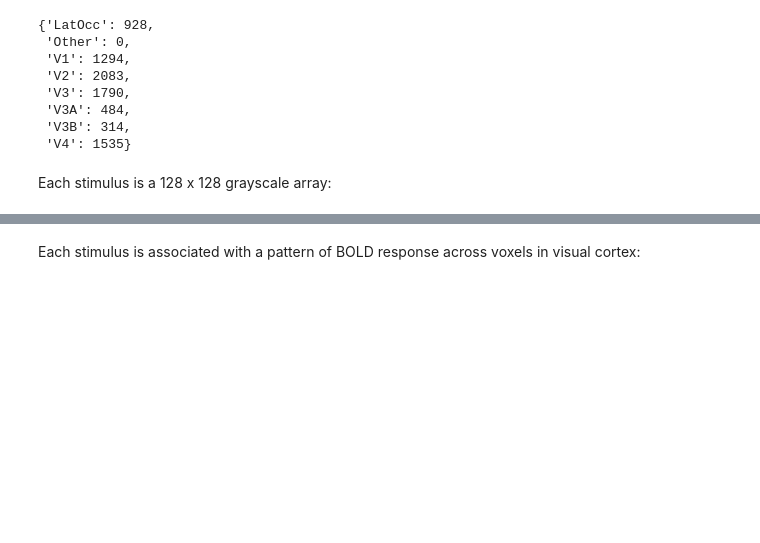
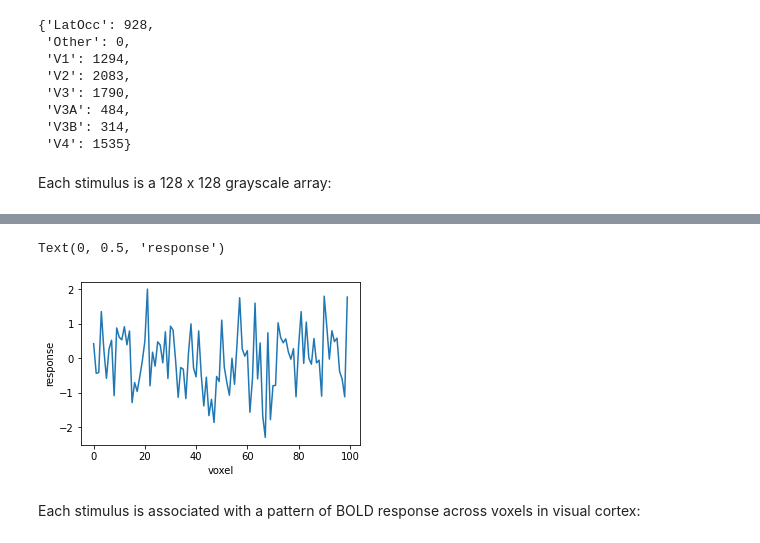
Before and after one commit to lingqiz/STAT-571-DataMining, a Jupyter notebook: Project/load_kay_images.ipynb, the cells around one changed output, grey strips where cells are left out. Saved outputs shown, nothing was run; the diff lists cells and outputs as text; code cells hidden in the pictures; blank space fills up the shorter version.

```diff
--- a/Project/load_kay_images.ipynb
+++ b/Project/load_kay_images.ipynb
@@ -86,3 +101,11 @@ f.tight_layout()
+# %%
+f, ax = plt.subplots(1, 1, figsize=(5, 3), sharex=True, sharey=True)
+ax.plot(dat["responses"][10, 0:100])
+ax.set_xlabel('voxel')
+ax.set_ylabel('response')
+# %% [output]
+Text(0, 0.5, 'response')
+[figure, added]
 # %% [markdown]
 Each stimulus is associated with a pattern of BOLD response across voxels in visual cortex:
 # %%
```
Also changed, not shown: parts of 3 cells of this notebook.
